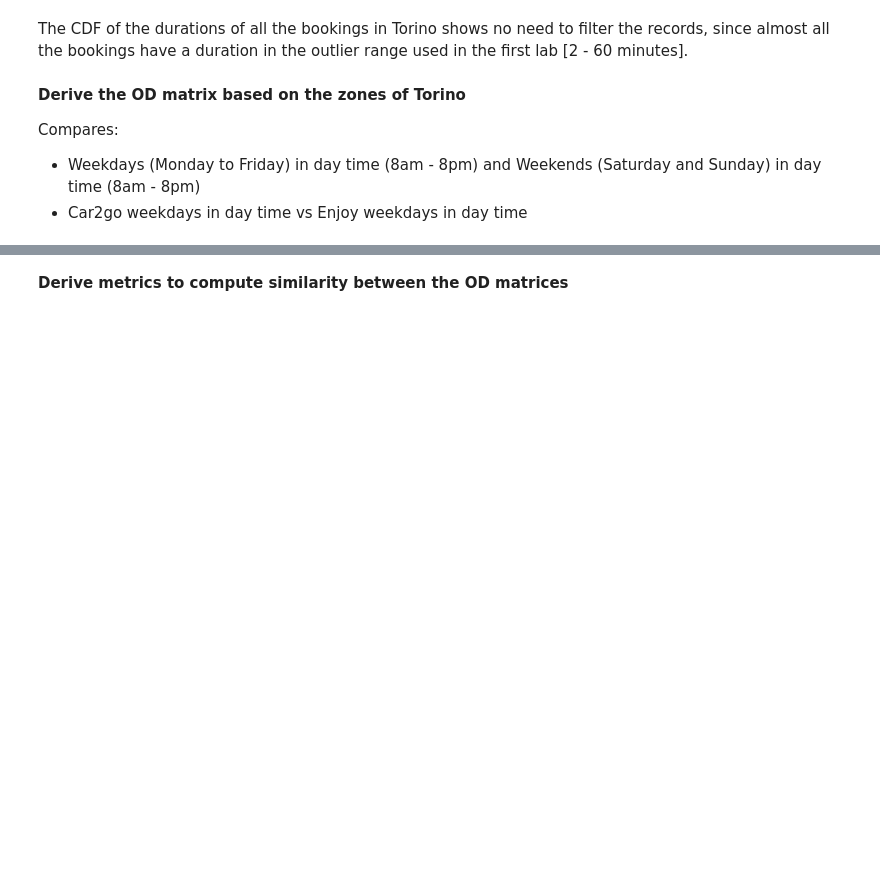
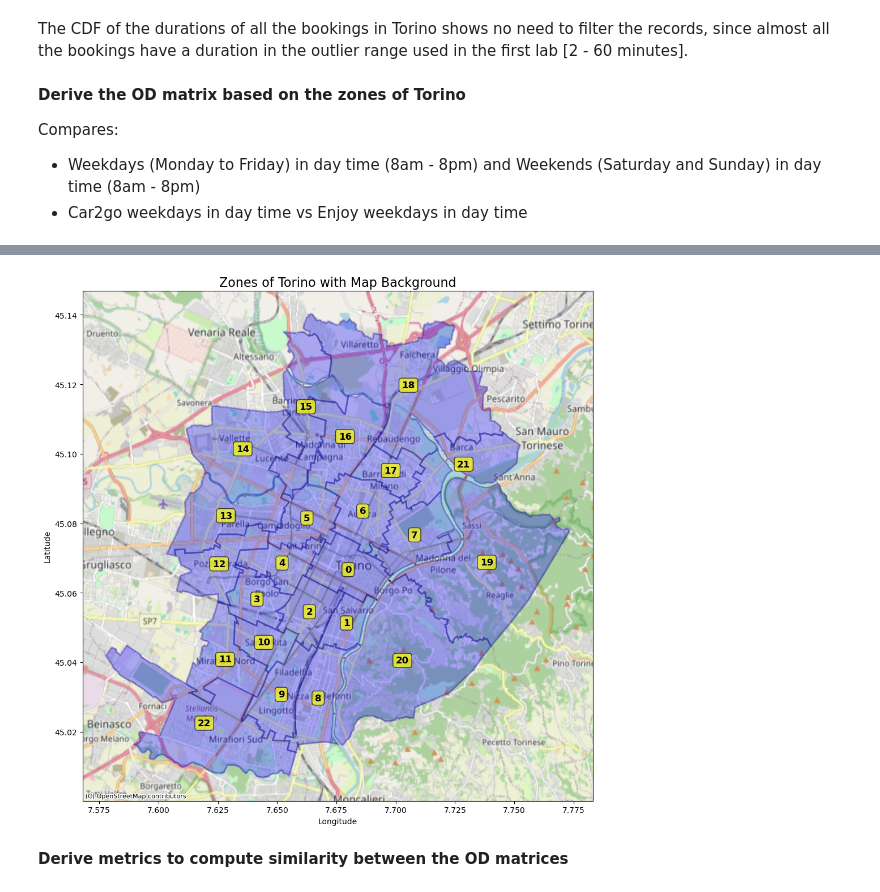
Before and after one commit to CavaWasTaken/SmartMobility, a Jupyter notebook: Labs/Lab2/Lab2.ipynb, the cells around one changed output, grey strips where cells are left out. Drawn from its saved outputs; the diff is of its cells as text; code cells hidden in the pictures; blank space fills up the shorter version.

```diff
--- a/Labs/Lab2/Lab2.ipynb
+++ b/Labs/Lab2/Lab2.ipynb
@@ -245,2 +353,48 @@ plt.show()
+# %%
+# plot the zones of the geojson file with map background and zone numbers
+
+import matplotlib.pyplot as plt
+from shapely.geometry import shape
+import contextily as ctx
+
+fig, ax = plt.subplots(figsize=(10, 10))
+
+# Plot each zone
+for idx, feature in enumerate(gj['features']):
+    geom = shape(feature['geometry'])
+
+    if geom.geom_type == 'Polygon':
+        x, y = geom.exterior.xy
+        ax.fill(x, y, alpha=0.3, fc='blue', ec='darkblue', linewidth=2)
+        # Calculate centroid for zone number
+        centroid = geom.centroid
+        ax.text(centroid.x, centroid.y, str(idx), fontsize=12,
+                ha='center', va='center', weight='bold',
+                bbox=dict(boxstyle='round,pad=0.3', facecolor='yellow', alpha=0.7))
+
+    elif geom.geom_type == 'MultiPolygon':
+        for polygon in geom.geoms:
+            x, y = polygon.exterior.xy
+            ax.fill(x, y, alpha=0.3, fc='blue', ec='darkblue', linewidth=2)
+        # Calculate centroid for zone number
+        centroid = geom.centroid
+        ax.text(centroid.x, centroid.y, str(idx), fontsize=12,
+                ha='center', va='center', weight='bold',
+                bbox=dict(boxstyle='round,pad=0.3', facecolor='yellow', alpha=0.7))
+
+ax.set_title('Zones of Torino with Map Background', fontsize=16)
+ax.set_xlabel('Longitude')
+ax.set_ylabel('Latitude')
+
+# Add basemap (OpenStreetMap)
+try:
+    ctx.add_basemap(ax, crs='EPSG:4326', source=ctx.providers.OpenStreetMap.Mapnik)
+except:
+    print("Could not load basemap. Install contextily: pip install contextily")
+
+plt.tight_layout()
+plt.show()
+# %% [output]
+[figure, added]
 # %% [markdown]
 **Derive metrics to compute similarity between the OD matrices**
```
Also changed, not shown: parts of 12 cells of this notebook.
